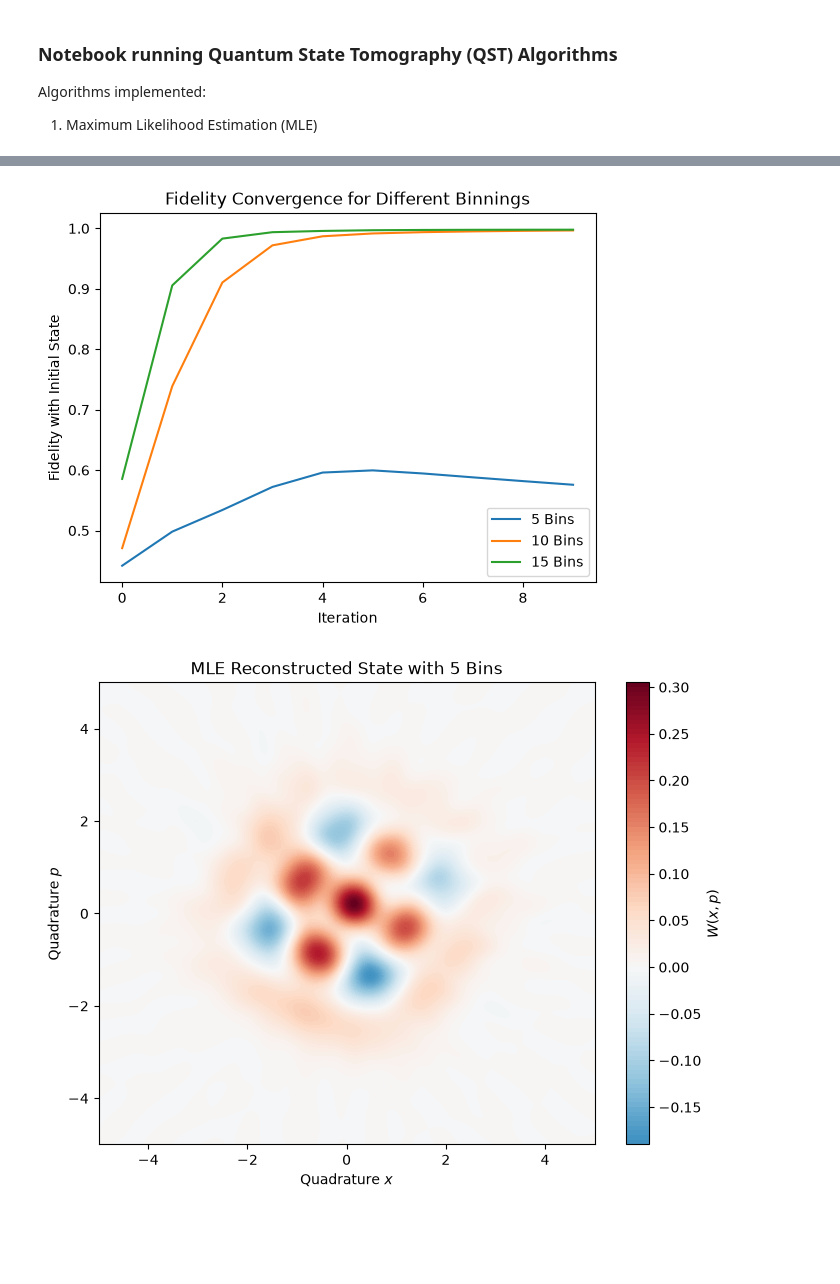
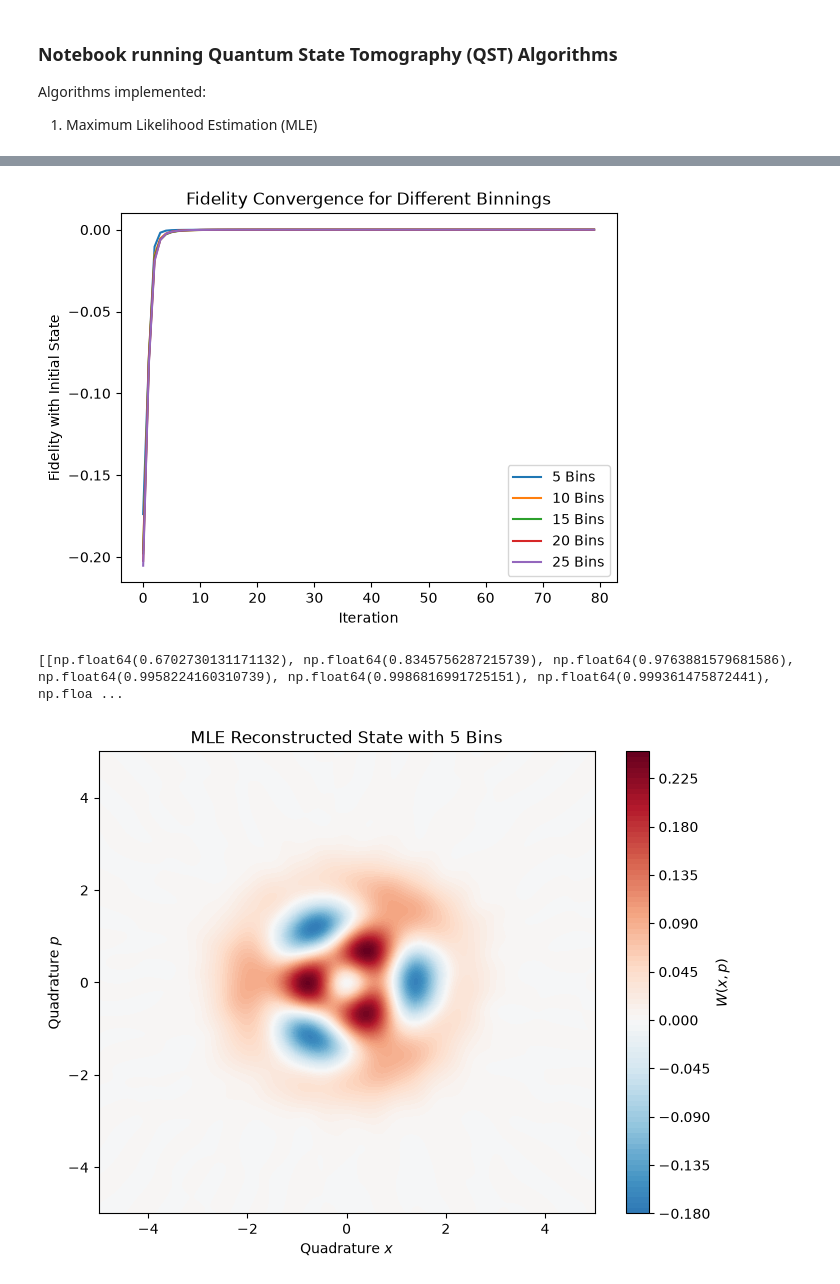
Before and after one commit to gluis99/QST, a Jupyter notebook: Notebooks/testing.ipynb, the cells around one changed output, grey strips where cells are left out. Drawn from its saved outputs; the diff is of its cells as text; code cells hidden in the pictures; blank space fills up the shorter version.

```diff
--- a/Notebooks/testing.ipynb
+++ b/Notebooks/testing.ipynb
@@ -31,7 +39,7 @@ state = sqv(N_cutoff, r)
 # ON state parameters
 N_cutoff = 50
 n = 3
-parity = 0
+parity = 1
 # Generate target state
 ket = np.zeros(N_cutoff, dtype=complex)
 ket[0] = 1/np.sqrt(2)
@@ -54,8 +62,8 @@ thetas, samles = sample_homodyne(state=state,n_angles=N_angles,n_samples_theta=N
                          bin_data=False,x_vec=x_array)
 # %%
 # Set MLE parameters
-N_bins_array = np.arange(5, 20, 5)
-iterations = 10
+N_bins_array = np.arange(3, 50)
+max_iter = 1000
 
 rho_init = np.zeros((N_cutoff, N_cutoff), dtype=complex)
 rho_init[0,0] = 1.0
@@ -73,10 +81,9 @@ for N_bins in N_bins_array:
     rho_current = rho_init
     rhos_bin = [rho_current]
     fidelities_bin = []
-    for i in tqdm(range(iterations)):
-        rho_current = MLE_estimator.one_iteration(rho_current)
-
-        fidelities_bin.append(q.fidelity(q.Qobj(rho_current), q.Qobj(state))**2)
-        rhos_bin.append(rho_current)
+    rho_bin, fidelities_bin, rhos_bin = MLE_estimator.run_setpoint(threshold=1e-15,max_iter=max_iter,store_states=True)
+    runs_bin = len(fidelities_bin)
+    fid_bin = q.fidelity(q.Qobj(rho_bin),state)**2
+    print(f'For {N_bins} bins: {runs_bin} iterations, f={fid_bin}')
     rhos.append(rhos_bin)
     fidelities.append(fidelities_bin)
@@ -83,18 +108,20 @@ for N_bins in N_bins_array:
 # %%
 # Plot the fidelity convergence for each binning
 for i, N_bins in enumerate(N_bins_array):
-    plt.plot(fidelities[i][:], label=f'{N_bins} Bins')
+    plt.plot(np.log10(fidelities[i][:80]), label=f'{N_bins} Bins')
 plt.xlabel('Iteration')
 plt.ylabel('Fidelity with Initial State')
 plt.title('Fidelity Convergence for Different Binnings')
 plt.legend()
 plt.show()
+print(fidelities)
 # %% [output]
-[figure, old version]
+[figure, new version]
+[[np.float64(0.6702730131171132), np.float64(0.8345756287215739), np.float64(0.9763881579681586), np.float64(0.9958224160310739), np.float64(0.9986816991725151), np.float64(0.999361475872441), np.floa ...
 # %%
-plot_Wigner(q.Qobj(rhos[0][-1]), xvec=x_array, title='MLE Reconstructed State with 5 Bins')
+plot_Wigner(q.Qobj(rhos[1][-1]), xvec=x_array, title='MLE Reconstructed State with 5 Bins')
 # %% [output]
-[figure, old version]
+[figure, new version]
 # %%
 initial_rho = np.zeros((N_cutoff,N_cutoff))
 initial_rho[0,0] = 1.0
```
Also changed, not shown: parts of 4 cells of this notebook, 4 other files.
